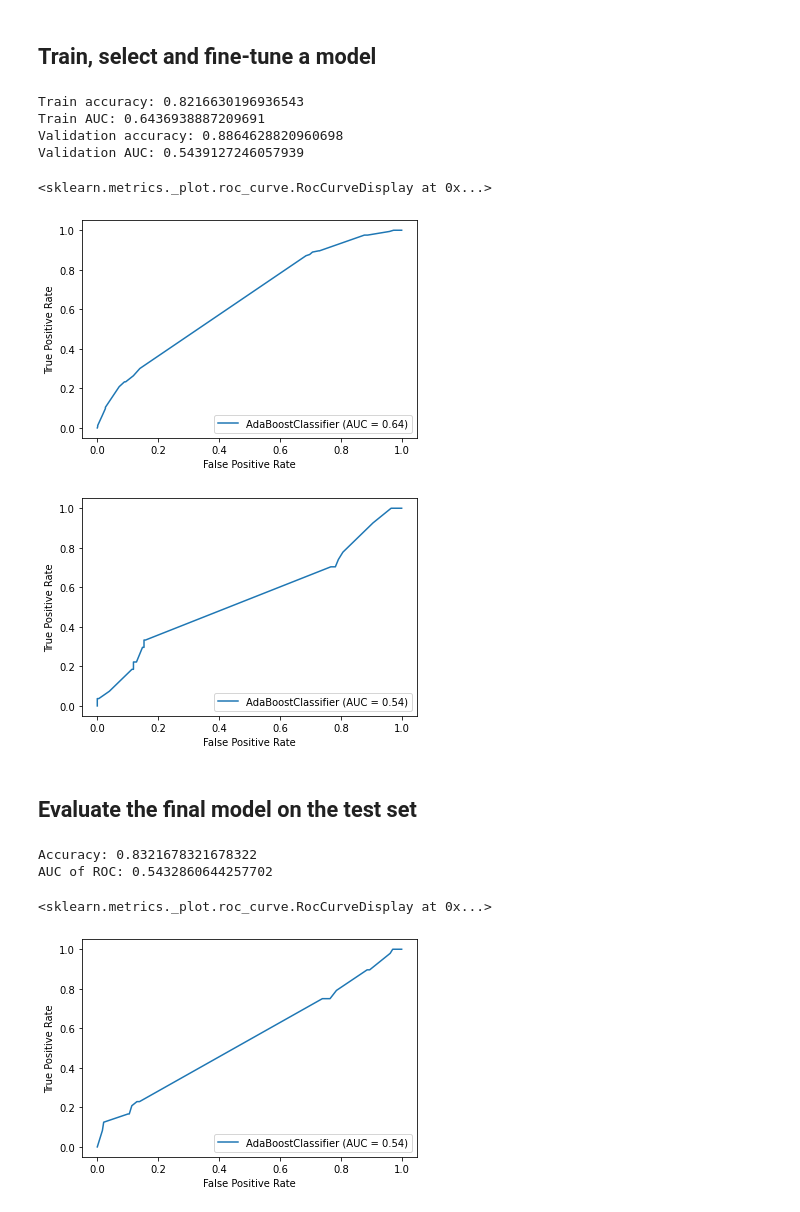
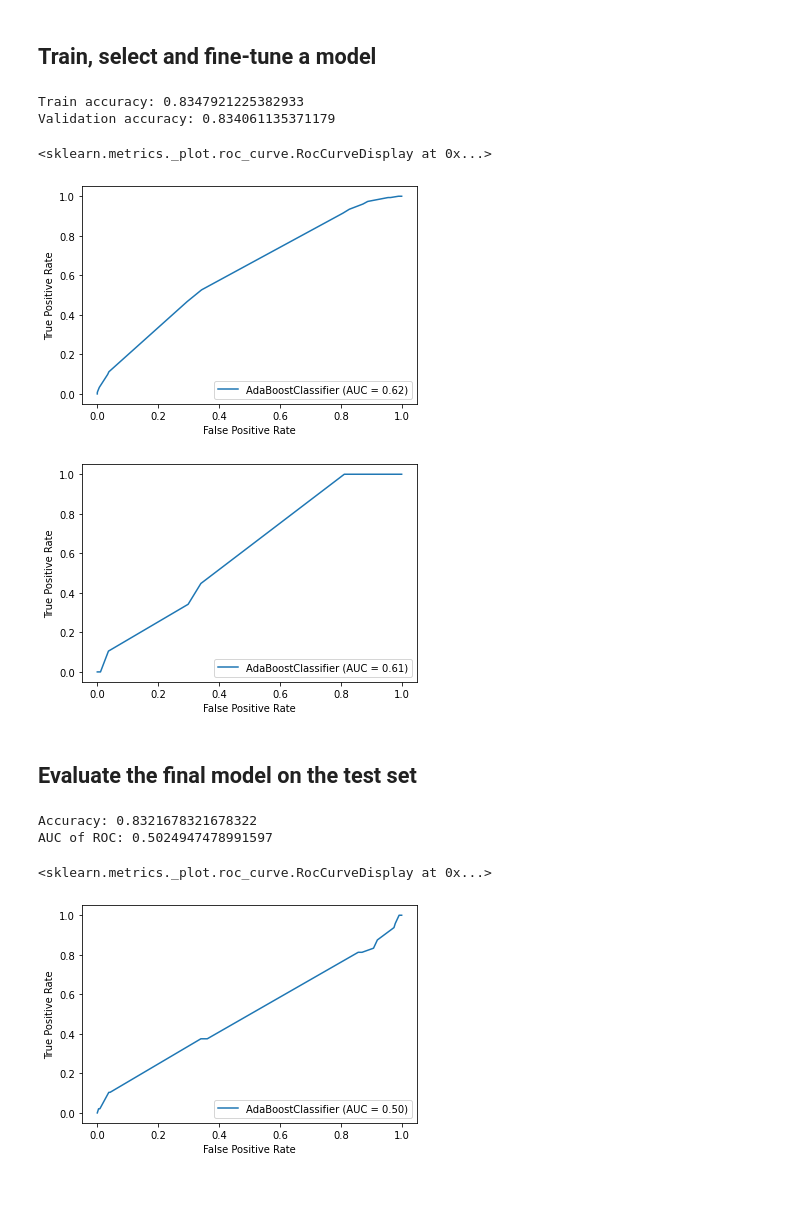
Before and after one commit to yujing1004/cs7641, a Jupyter notebook: assignment1/assignment1.ipynb, the cells around one changed output. Cells and saved outputs as stored; diff of their text form; code cells hidden in the pictures.

```diff
--- a/assignment1/assignment1.ipynb
+++ b/assignment1/assignment1.ipynb
@@ -84,10 +83,10 @@ plt.show()
 # %% [markdown]
 ## Set aside a test set and a validattion set
 # %%
-train_set, test_set = train_test_split(data, test_size=0.2, random_state=8)
+train_set, test_set = train_test_split(data, test_size=0.2, random_state=0, stratify=data['depressed'])
 print(len(train_set), 'training/validation istances +', len(test_set), 'test instances')
 
-train_set, validation_set = train_test_split(train_set, test_size=0.2, random_state=8)
+train_set, validation_set = train_test_split(train_set, test_size=0.2, random_state=0, stratify=train_set['depressed'])
 print(len(train_set), 'training istances +', len(validation_set), 'validation instances')
 # %% [output]
 1143 training/validation istances + 286 test instances
@@ -130,7 +134,7 @@ train_y = np.array(train_set['depressed'])
 model_hyper_parameters = {
     'decision-tree': {
         'random_state': 0,
-        'max_depth': 10,
+        'max_depth': 20,
         'min_samples_split': 10,
         'min_samples_leaf': 5,
     },
@@ -141,7 +145,7 @@ model_hyper_parameters = {
         'probability': True,
     },
     'knn': {
-        'n_neighbors': list(range(1, 101)),
+        'n_neighbors': list(range(1, 501, 10)),
     },
     'gradient-boosting': {
         'random_state': 0,
@@ -181,49 +185,39 @@ def fit_and_validate_model(model_name):
     elif model_name == 'gradient-boosting':
         clf = GradientBoostingClassifier(**model_hyper_parameters[model_name])
     elif model_name == 'ada-boost':
         base_estimator = DecisionTreeClassifier(**model_hyper_parameters[model_name]['base_estimator'])
         del model_hyper_parameters[model_name]['base_estimator']
         clf = AdaBoostClassifier(base_estimator=base_estimator, **model_hyper_parameters[model_name])
     else:
         raise ValueError('Invalid model specified!')
     clf.fit(train_X, train_y)
 
     # Calculate metrics on train set
     pred_y = clf.predict(train_X)
-    pred_proba = clf.predict_proba(train_X)
     train_accuracy = accuracy_score(train_y, pred_y)
-    train_auc = roc_auc_score(train_y, pred_proba[:, 1])
 
     # Calculate metrics validation set
-    validation_X = pipeline.transform(validation_set)
-    validation_y = np.array(validation_set['depressed'])
     pred_y = clf.predict(validation_X)
-    pred_proba = clf.predict_proba(validation_X)
     validation_accuracy = accuracy_score(validation_y, pred_y)
-    validation_auc = roc_auc_score(validation_y, pred_proba[:, 1])
 
-    return clf, train_accuracy, train_auc, validation_accuracy, validation_auc
+    return clf, train_accuracy, validation_accuracy
 
 # Fit and validate model
-clf, train_accuracy, train_auc, validation_accuracy, validation_auc = fit_and_validate_model(model_name)
+clf, train_accuracy, validation_accuracy = fit_and_validate_model(model_name)
 
 # Print metrics and plot ROC on train set
 print('Train accuracy: {}'.format(train_accuracy))
-print('Train AUC: {}'.format(train_auc))
 plot_roc_curve(clf, train_X, train_y)
 
 # Print metrics and plot ROC on validation set
 print('Validation accuracy: {}'.format(validation_accuracy))
-print('Validation AUC: {}'.format(validation_auc))
 plot_roc_curve(clf, validation_X, validation_y)
 # %% [output]
-Train accuracy: 0.8216630196936543
-Train AUC: 0.6436938887209691
-Validation accuracy: 0.8864628820960698
-Validation AUC: 0.5439127246057939
+Train accuracy: 0.8347921225382933
+Validation accuracy: 0.834061135371179
 <sklearn.metrics._plot.roc_curve.RocCurveDisplay at 0x...>
-[figure, old version]
+[figure, new version]
-[figure, old version]
+[figure, new version]
 # %%
 # Print tree depth, number of leaves and plot decision tree
 if model_name == 'decision-tree':
@@ -252,6 +244,6 @@ print('AUC of ROC: {}'.format(roc_auc_score(test_y, pred_proba[:, 1])))
 plot_roc_curve(clf, test_X, test_y)
 # %% [output]
 Accuracy: 0.8321678321678322
-AUC of ROC: 0.5432860644257702
+AUC of ROC: 0.5024947478991597
 <sklearn.metrics._plot.roc_curve.RocCurveDisplay at 0x...>
-[figure, old version]
+[figure, new version]
```
Also changed, not shown: parts of 3 cells of this notebook.
